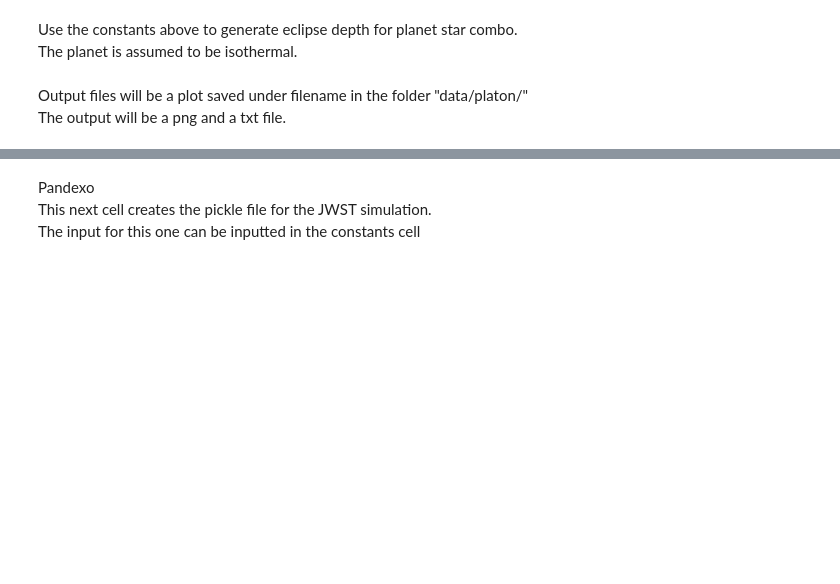
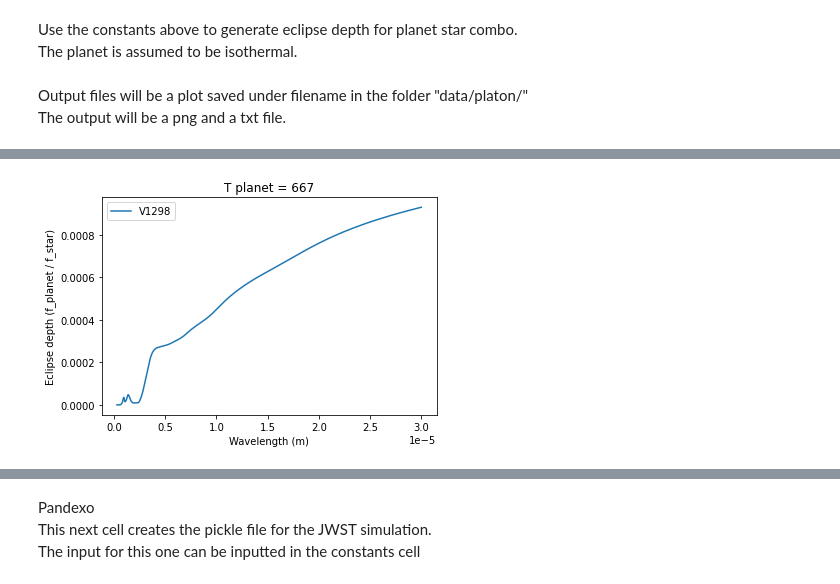
Before and after one commit to noud333/bachelorproject, a Jupyter notebook: code/eclipse.ipynb, the cells around one changed output, grey strips where cells are left out. Drawn from its saved outputs; the diff is of its cells as text; code cells hidden in the pictures; blank space fills up the shorter version.

```diff
--- a/code/eclipse.ipynb
+++ b/code/eclipse.ipynb
@@ -95,0 +101,70 @@ np.savetxt(datafile_path , data, fmt=['%2.10f','%2.45f'])
+# %%
+p = Profile(max_P=1e6)
+p_iso = Profile()
+
+p_iso.set_isothermal(planet_temp)
+p.set_from_radiative_solution(T_star= star_temp, Rs= Rstar, a= a, Mp= Mplanet, Rp= Rplanet, beta= 1, log_k_th= 0, log_gamma= 1, log_gamma2= 1, alpha=0, T_int= 100)
+
+
+calc = EclipseDepthCalculator(method="xsec") #"ktables" for correlated k
+
+if full_output_platon:
+    wavelengths, depths, info_dict = calc.compute_depths(t_p_profile = p, star_radius = Rstar, planet_mass = Mplanet, planet_radius = Rplanet, T_star = star_temp, stellar_blackbody = blackbody, full_output = True, add_gas_absorption=False)
+    wavelengths_iso, depths_iso, info_dict_iso = calc.compute_depths(t_p_profile = p_iso, star_radius = Rstar, planet_mass = Mplanet, planet_radius = Rplanet, T_star = star_temp, stellar_blackbody = blackbody, full_output = True, add_gas_absorption=False)
+else:
+    wavelengths, depths = calc.compute_depths(t_p_profile = p, star_radius = Rstar, planet_mass = Mplanet, planet_radius = Rplanet, T_star = star_temp, stellar_blackbody = blackbody, add_gas_absorption = False)
+    wavelengths_iso, depths_iso = calc.compute_depths(t_p_profile = p_iso, star_radius = Rstar, planet_mass = Mplanet, planet_radius = Rplanet, T_star = star_temp, stellar_blackbody = blackbody, add_gas_absorption = False)
+
+#plt.plot(wavelengths, info_dict['stellar_spectrum'], label='stellar')
+#plt.plot(wavelengths, info_dict['planet_spectrum'], label='planet')
+
+# test_depths = []
+# for i in range(len(info_dict['stellar_spectrum'])):
+#     test_depths.append((info_dict['planet_spectrum'][i]*np.pi*0.5*((Rplanet/1000)**2))/info_dict['stellar_spectrum'][i])
+
+#plt.plot(wavelengths, test_depths)
+
+#plt.xscale('log')
+#plt.yscale('log')
+
+# Generate picture
+plt.plot(wavelengths, depths, label="V1298")
+
+#plt.ylim(depths[0]/2, max(depths))
+
+# wavelengths, depths = calc.compute_depths(t_p_profile = p, star_radius = Rstar, planet_mass = Mplanet, planet_radius = Rplanet, T_star = star_temp, stellar_blackbody = blackbody, add_gas_absorption=False)
+
+# plt.plot(wavelengths, depths, label="V1298 no gas absorption")
+
+# wavelengths, depths = calc.compute_depths(t_p_profile = p, star_radius = Rstar, planet_mass = M_jup, planet_radius = Rplanet, T_star = star_temp, stellar_blackbody = blackbody)
+
+# plt.plot(wavelengths, depths, label= "Jupiter")
+
+# wavelengths, depths = calc.compute_depths(t_p_profile = p, star_radius = Rstar, planet_mass = M_sun, planet_radius = Rplanet, T_star = star_temp, stellar_blackbody = blackbody)
+
+# plt.plot(wavelengths, depths, label= "Sun")
+
+plt.legend()
+
+#plt.ylim(1e21, 1e22)
+plt.title(f'T planet = {planet_temp}')
+plt.xlabel('Wavelength (m)')
+plt.ylabel('Eclipse depth (f_planet / f_star)')
+#plt.ylabel('flux')
+
+#plt.savefig(f"{datapath}/platon/{filename}.png")
+plt.show()
+
+# print(info_dict)
+
+# change values of wavelengths and depths into numpy array
+# correct wavelength value to unit pandexo can use
+wavelengths_test = wavelengths
+wavelengths = np.array(wavelengths) * 100
+depths = np.array(depths)
+
+data = np.column_stack([wavelengths, depths])
+datafile_path = f'{datapath}/platon/{filename}.txt'
+np.savetxt(datafile_path, data, fmt=['%2.10f','%2.45f'])
+# %% [output]
+[figure, added]
```
Also changed, not shown: parts of 8 cells of this notebook, 4 other files.
